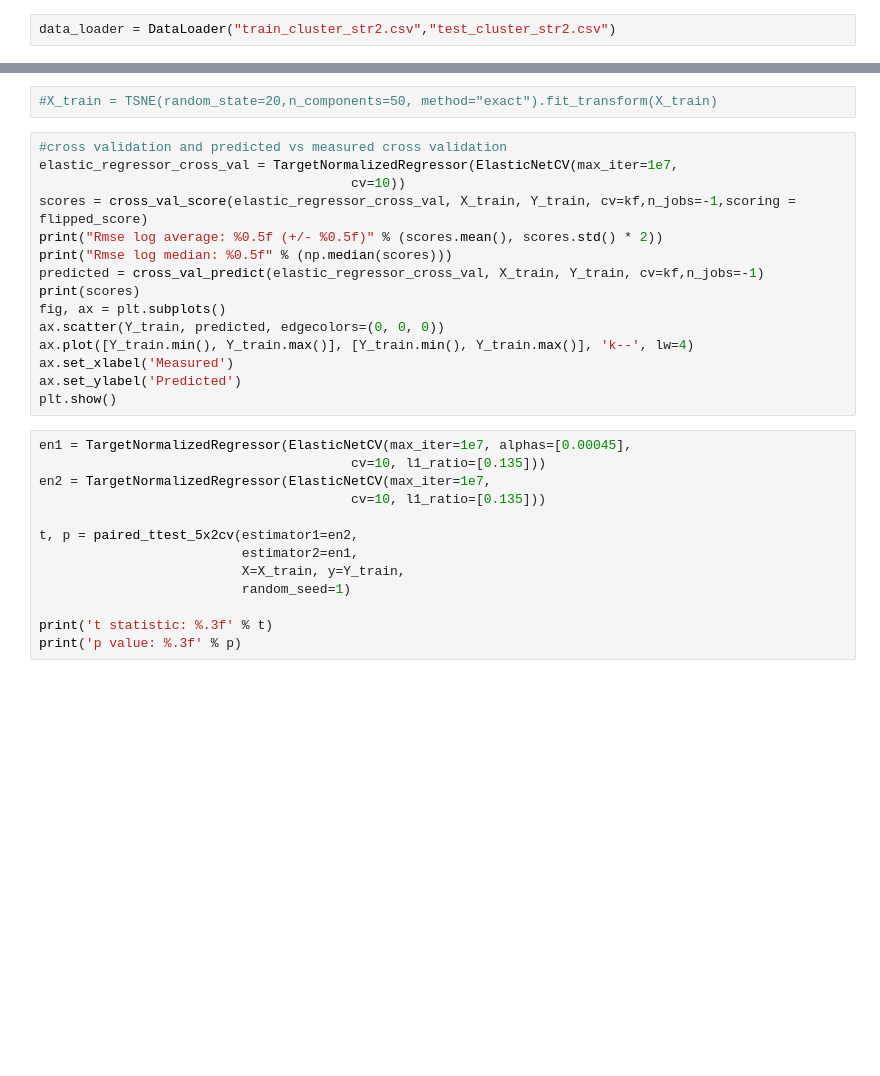
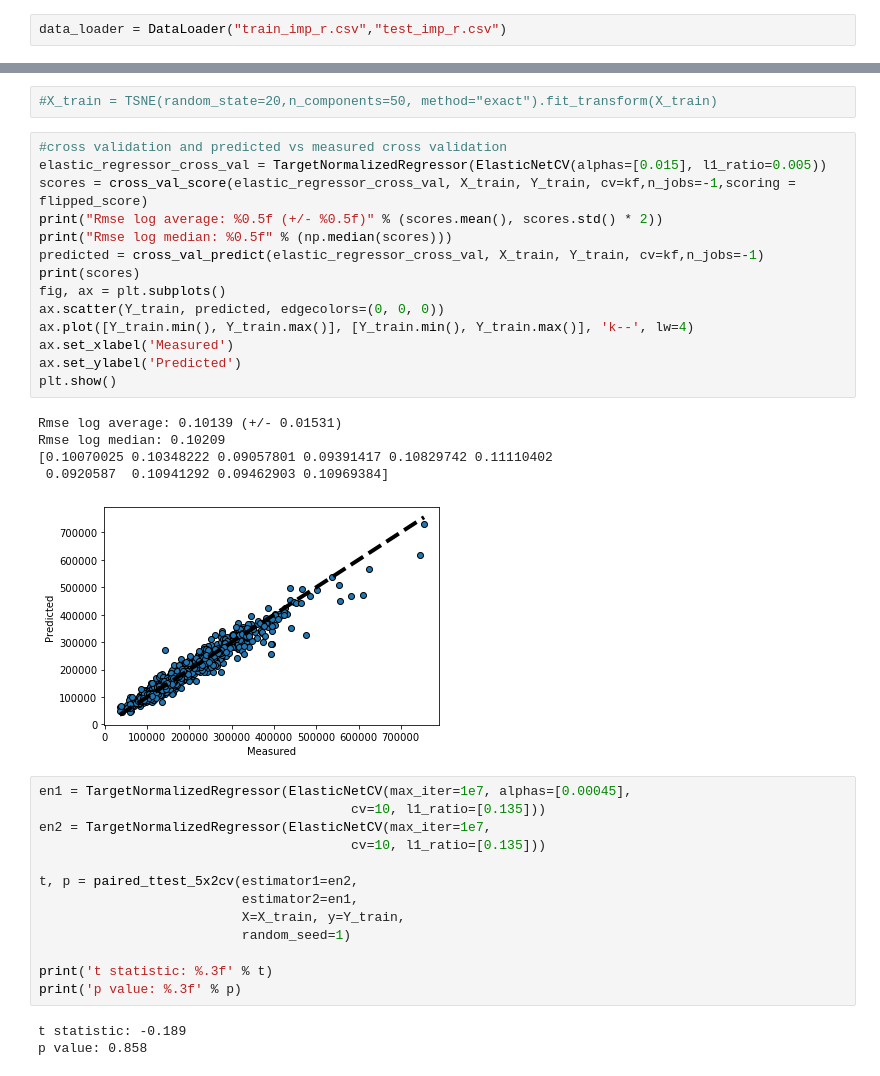
Before and after one commit to ViktorTarasenko/housepricing, a Jupyter notebook: modelling_elasticnet.ipynb, the cells around one changed output, grey strips where cells are left out. Cells and saved outputs as stored; diff of their text form; blank space fills up the shorter version.

```diff
--- a/modelling_elasticnet.ipynb
+++ b/modelling_elasticnet.ipynb
@@ -66,7 +66,7 @@ def plot_learning_curve(estimator, title, X, y, ylim=None, cv=None,
     plt.legend(loc="best")
     return plt
 # %%
-data_loader = DataLoader("train_cluster_str2.csv","test_cluster_str2.csv")
+data_loader = DataLoader("train_imp_r.csv","test_imp_r.csv")
 # %%
 X_train = data_loader.getX_train()
 Y_train = data_loader.getY_train()
@@ -79,19 +79,24 @@ kf = KFold(n_splits=10,shuffle = True,random_state = 42)
 #X_train = TSNE(random_state=20,n_components=50, method="exact").fit_transform(X_train)
 # %%
 #cross validation and predicted vs measured cross validation
-elastic_regressor_cross_val = TargetNormalizedRegressor(ElasticNetCV(max_iter=1e7,
-                                        cv=10))
+elastic_regressor_cross_val = TargetNormalizedRegressor(ElasticNetCV(alphas=[0.015], l1_ratio=0.005))
 scores = cross_val_score(elastic_regressor_cross_val, X_train, Y_train, cv=kf,n_jobs=-1,scoring = flipped_score)
 print("Rmse log average: %0.5f (+/- %0.5f)" % (scores.mean(), scores.std() * 2))
 print("Rmse log median: %0.5f" % (np.median(scores)))
 predicted = cross_val_predict(elastic_regressor_cross_val, X_train, Y_train, cv=kf,n_jobs=-1)
 print(scores)
 fig, ax = plt.subplots()
 ax.scatter(Y_train, predicted, edgecolors=(0, 0, 0))
 ax.plot([Y_train.min(), Y_train.max()], [Y_train.min(), Y_train.max()], 'k--', lw=4)
 ax.set_xlabel('Measured')
 ax.set_ylabel('Predicted')
 plt.show()
+# %% [output]
+Rmse log average: 0.10139 (+/- 0.01531)
+Rmse log median: 0.10209
+[0.10070025 0.10348222 0.09057801 0.09391417 0.10829742 0.11110402
+ 0.0920587  0.10941292 0.09462903 0.10969384]
+[figure, added]
 # %%
 en1 = TargetNormalizedRegressor(ElasticNetCV(max_iter=1e7, alphas=[0.00045],
                                         cv=10, l1_ratio=[0.135]))
@@ -105,6 +110,9 @@ t, p = paired_ttest_5x2cv(estimator1=en2,
 
 print('t statistic: %.3f' % t)
 print('p value: %.3f' % p)
+# %% [output]
+t statistic: -0.189
+p value: 0.858
 # %%
 #learning curve of best model
 plot_learning_curve(elastic_regressor_cross_val, "Title", X_train, Y_train, None, cv=kf, n_jobs=-1,scoring = flipped_score)
```
Also changed, not shown: parts of 1 cell of this notebook, 12 other files.
